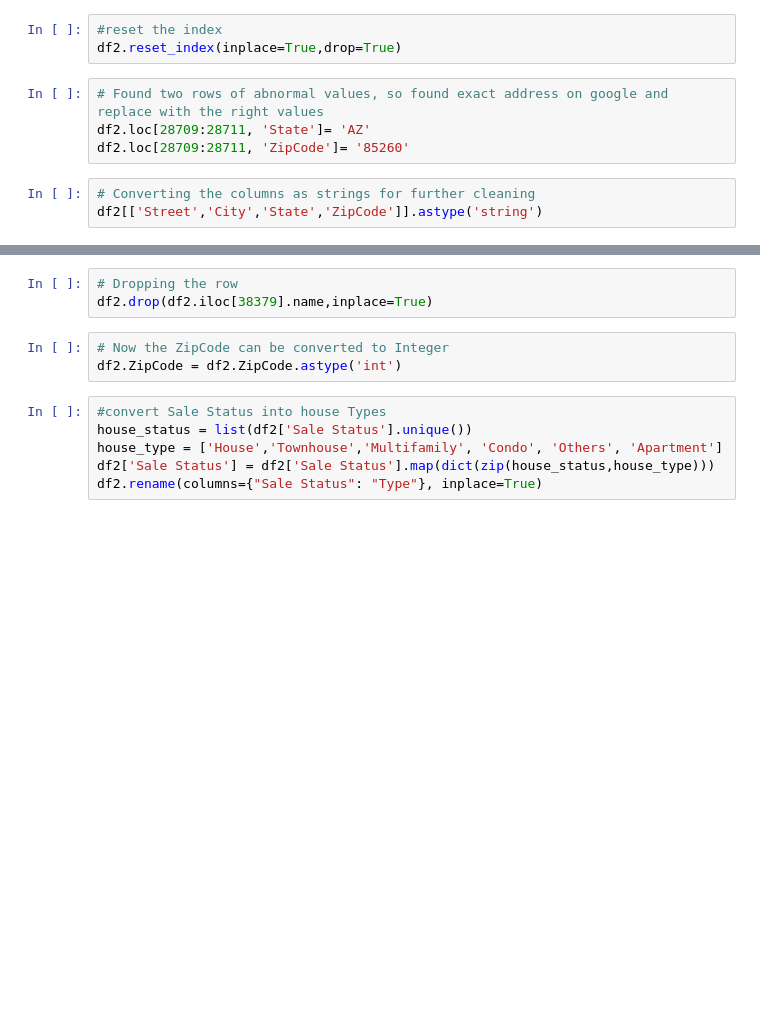
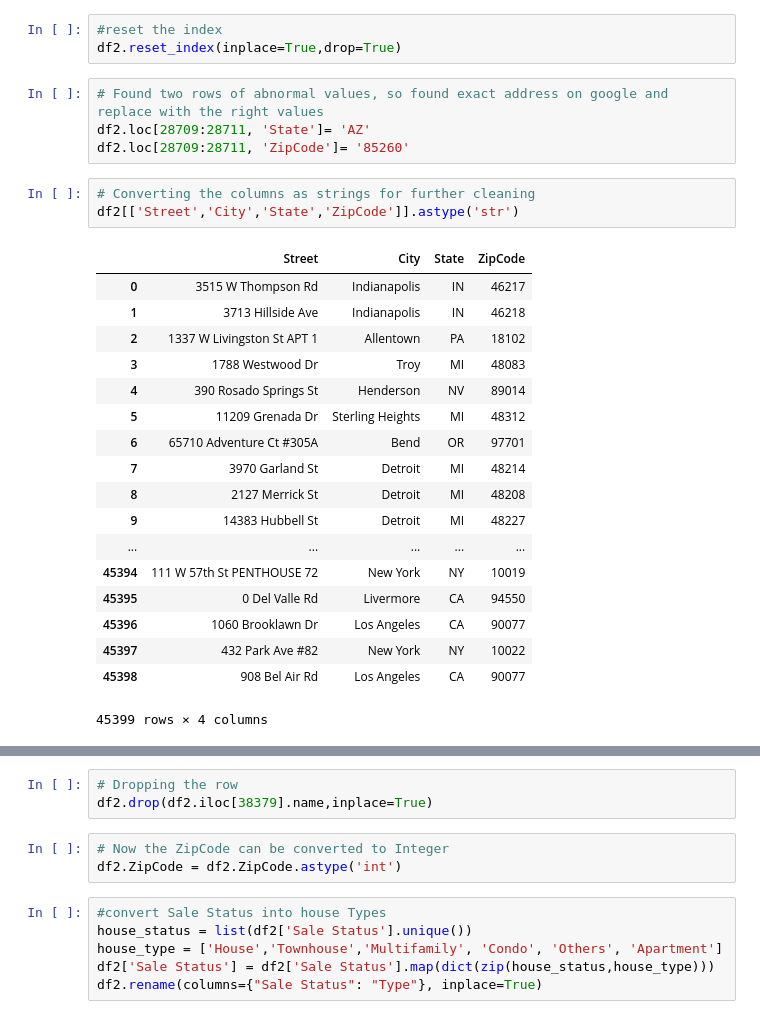
Before and after one commit to StockJanitor/CIS41_Project, a Jupyter notebook: CIS41_Project.ipynb, the cells around one changed output, grey strips where cells are left out. Saved outputs shown, nothing was run; the diff lists cells and outputs as text; blank space fills up the shorter version.

```diff
--- a/CIS41_Project.ipynb
+++ b/CIS41_Project.ipynb
@@ -59,7 +86,26 @@ df2.loc[28709:28711, 'State']= 'AZ'
 df2.loc[28709:28711, 'ZipCode']= '85260'
 # %%
 # Converting the columns as strings for further cleaning
-df2[['Street','City','State','ZipCode']].astype('string')
+df2[['Street','City','State','ZipCode']].astype('str')
+# %% [output]
+|  | Street | City | State | ZipCode |
+| 0 | 3515 W Thompson Rd | Indianapolis | IN | 46217 |
+| 1 | 3713 Hillside Ave | Indianapolis | IN | 46218 |
+| 2 | 1337 W Livingston St APT 1 | Allentown | PA | 18102 |
+| 3 | 1788 Westwood Dr | Troy | MI | 48083 |
+| 4 | 390 Rosado Springs St | Henderson | NV | 89014 |
+| 5 | 11209 Grenada Dr | Sterling Heights | MI | 48312 |
+| 6 | 65710 Adventure Ct #305A | Bend | OR | 97701 |
+| 7 | 3970 Garland St | Detroit | MI | 48214 |
+| 8 | 2127 Merrick St | Detroit | MI | 48208 |
+| 9 | 14383 Hubbell St | Detroit | MI | 48227 |
+| ... | ... | ... | ... | ... |
+| 45394 | 111 W 57th St PENTHOUSE 72 | New York | NY | 10019 |
+| 45395 | 0 Del Valle Rd | Livermore | CA | 94550 |
+| 45396 | 1060 Brooklawn Dr | Los Angeles | CA | 90077 |
+| 45397 | 432 Park Ave #82 | New York | NY | 10022 |
+| 45398 | 908 Bel Air Rd | Los Angeles | CA | 90077 |
+45399 rows × 4 columns
 # %%
 # Finding the weird ZipCode, it is in Canada
 df2.loc[df2.ZipCode == 'N9V']
```
Also changed, not shown: parts of 8 cells of this notebook.
